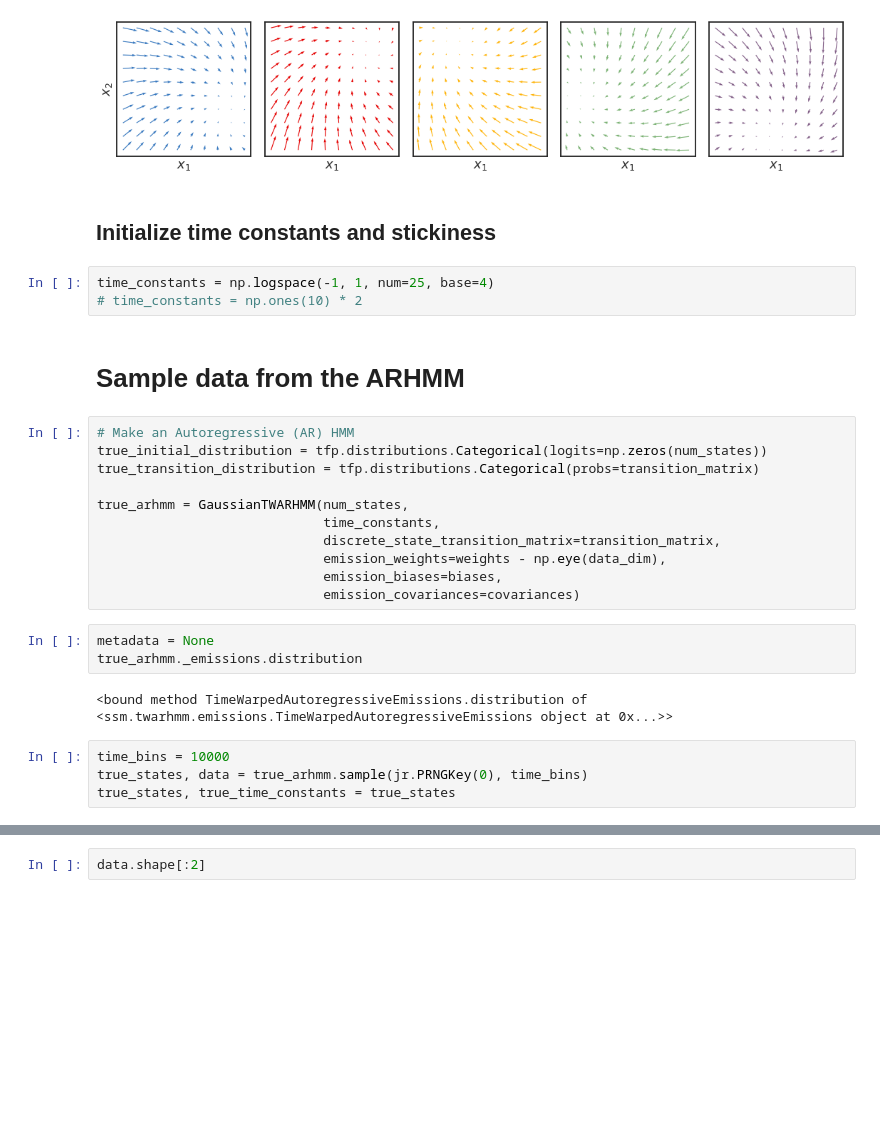
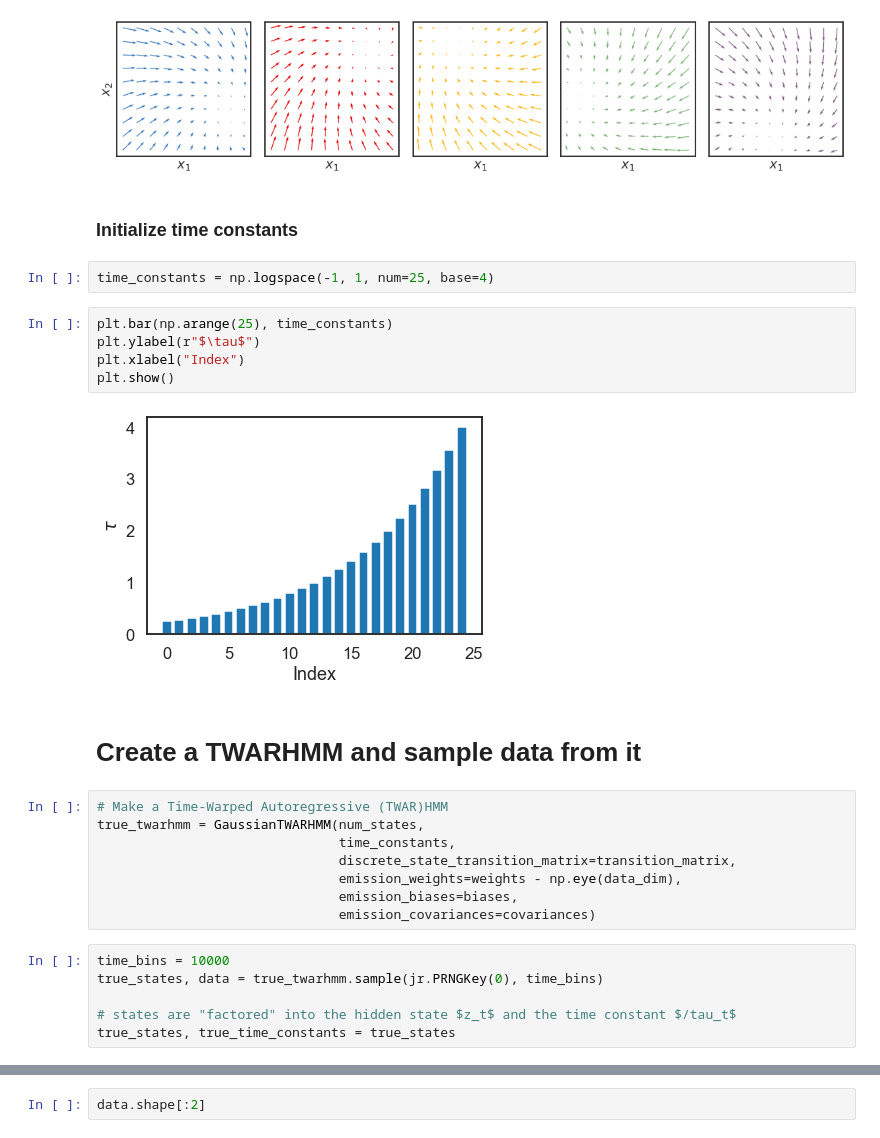
Before and after one commit to lindermanlab/ssm-jax, a Jupyter notebook: notebooks/twarhmm-example.ipynb, the cells around one changed output, grey strips where cells are left out. Saved outputs shown, nothing was run; the diff lists cells and outputs as text; blank space fills up the shorter version.

```diff
--- a/notebooks/twarhmm-example.ipynb
+++ b/notebooks/twarhmm-example.ipynb
@@ -129,30 +135,30 @@ if data_dim == 2:
 # %% [output]
 [figure]
 # %% [markdown]
-## Initialize time constants and stickiness
+### Initialize time constants
 # %%
 time_constants = np.logspace(-1, 1, num=25, base=4)
-# time_constants = np.ones(10) * 2
-# %% [markdown]
-# Sample data from the ARHMM
+# %%
+plt.bar(np.arange(25), time_constants)
+plt.ylabel(r"$\tau$")
+plt.xlabel("Index")
+plt.show()
+# %% [output]
+[figure, added]
+# %% [markdown]
+# Create a TWARHMM and sample data from it
 # %%
-# Make an Autoregressive (AR) HMM
-true_initial_distribution = tfp.distributions.Categorical(logits=np.zeros(num_states))
-true_transition_distribution = tfp.distributions.Categorical(probs=transition_matrix)
-
-true_arhmm = GaussianTWARHMM(num_states,
-                             time_constants,
-                             discrete_state_transition_matrix=transition_matrix,
-                             emission_weights=weights - np.eye(data_dim),
-                             emission_biases=biases,
-                             emission_covariances=covariances)
+# Make a Time-Warped Autoregressive (TWAR)HMM
+true_twarhmm = GaussianTWARHMM(num_states,
+                               time_constants,
+                               discrete_state_transition_matrix=transition_matrix,
+                               emission_weights=weights - np.eye(data_dim),
+                               emission_biases=biases,
+                               emission_covariances=covariances)
-# %%
-metadata = None
-true_arhmm._emissions.distribution
-# %% [output]
-<bound method TimeWarpedAutoregressiveEmissions.distribution of <ssm.twarhmm.emissions.TimeWarpedAutoregressiveEmissions object at 0x...>>
 # %%
 time_bins = 10000
-true_states, data = true_arhmm.sample(jr.PRNGKey(0), time_bins)
+true_states, data = true_twarhmm.sample(jr.PRNGKey(0), time_bins)
+
+# states are "factored" into the hidden state $z_t$ and the time constant $/tau_t$
 true_states, true_time_constants = true_states
 # %%
```
Also changed, not shown: parts of 23 cells of this notebook.
